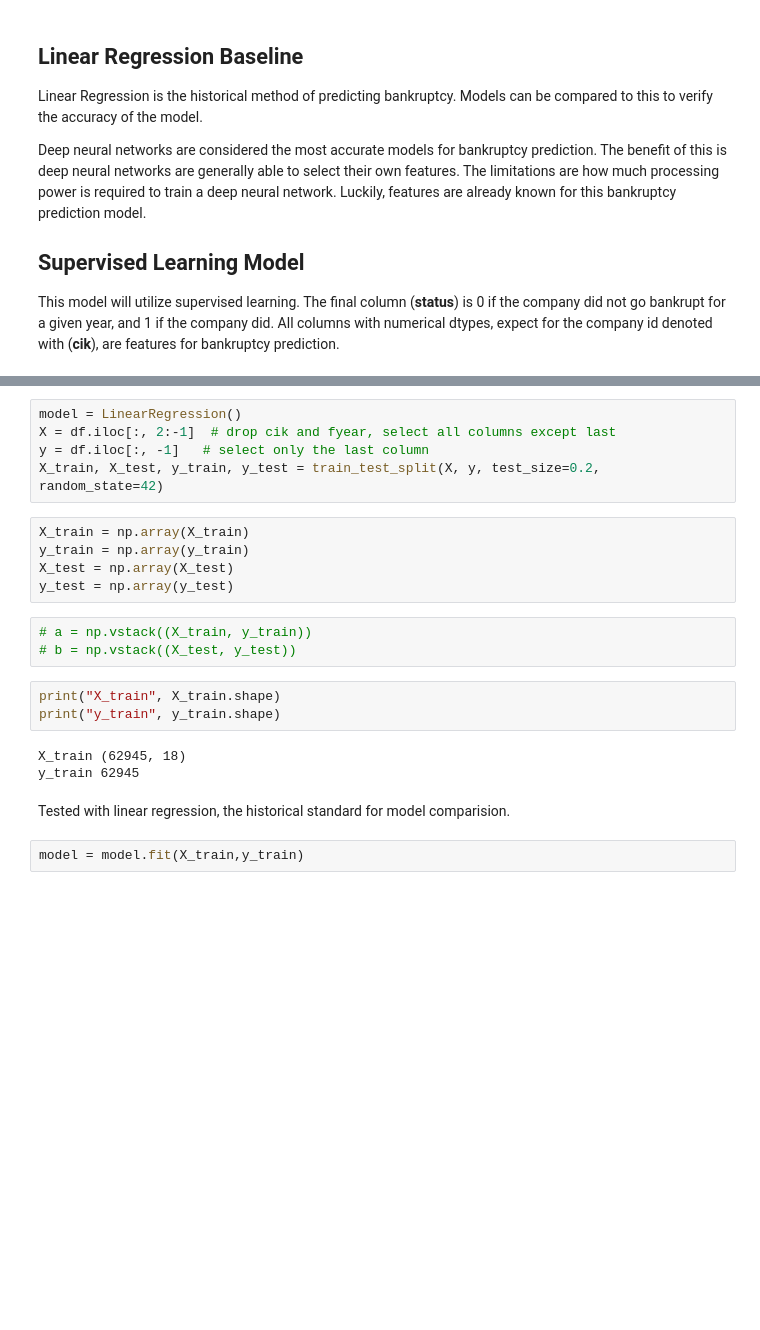
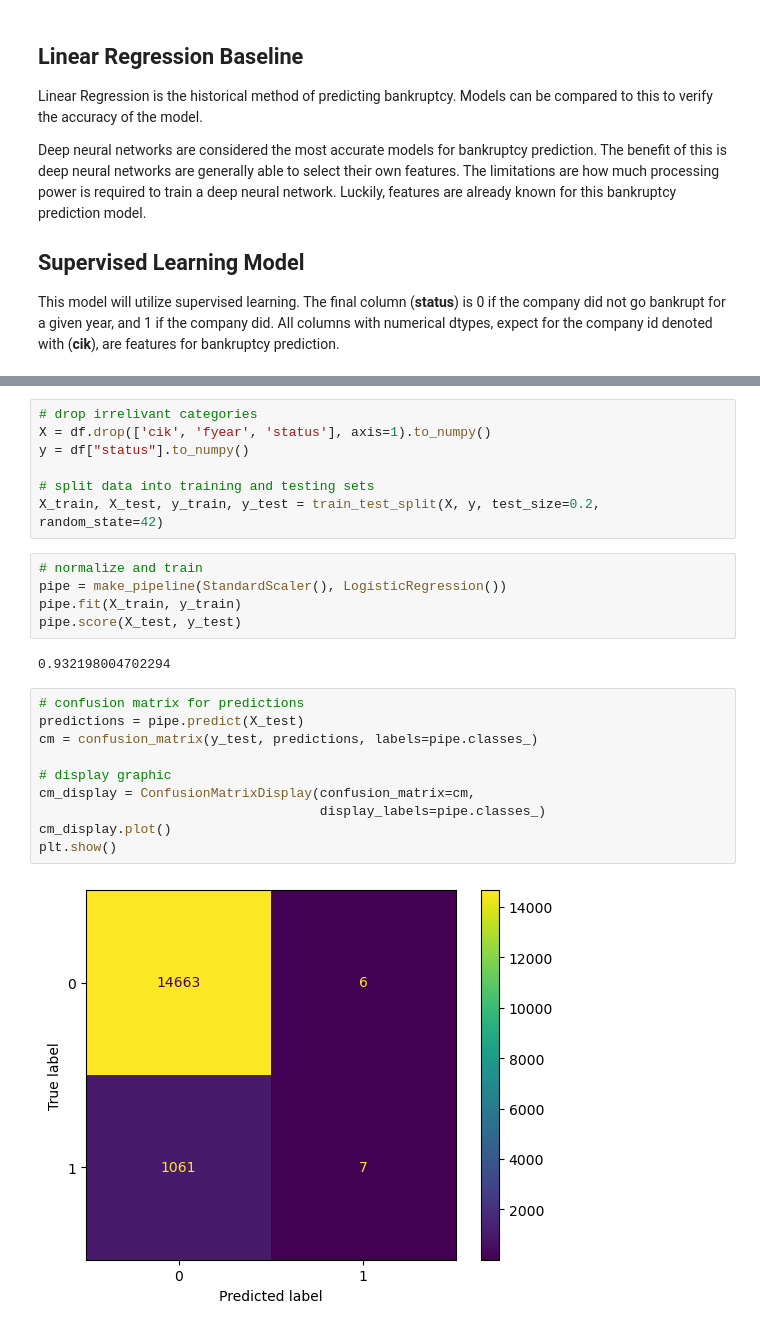
Before and after one commit to EvanaHolevas/going-concern-198, a Jupyter notebook: bankrupcy.ipynb, the cells around one changed output, grey strips where cells are left out. Cells and saved outputs as stored; diff of their text form; blank space fills up the shorter version.

Commit message:
created LogisticRegression model, created confusion matrix

```diff
--- a/bankrupcy.ipynb
+++ b/bankrupcy.ipynb
@@ -93,26 +84,29 @@ The data is split randomly into training and testing (validation) sets.
 
 ![Dataset split](1_train-test-split_0.jpeg)
 # %%
-model = LinearRegression()
-X = df.iloc[:, 2:-1]  # drop cik and fyear, select all columns except last
-y = df.iloc[:, -1]   # select only the last column
+# drop irrelivant categories
+X = df.drop(['cik', 'fyear', 'status'], axis=1).to_numpy()
+y = df["status"].to_numpy()
+
+# split data into training and testing sets
 X_train, X_test, y_train, y_test = train_test_split(X, y, test_size=0.2, random_state=42)
-# %%
-X_train = np.array(X_train)
-y_train = np.array(y_train)
-X_test = np.array(X_test)
-y_test = np.array(y_test)
-# %%
-# a = np.vstack((X_train, y_train))
-# b = np.vstack((X_test, y_test))
-# %%
-print("X_train", X_train.shape)
-print("y_train", y_train.shape)
-# %% [output]
-X_train (62945, 18)
-y_train 62945
-# %% [markdown]
-Tested with linear regression, the historical standard for model comparision.
-# %%
-model = model.fit(X_train,y_train)
+# %%
+# normalize and train
+pipe = make_pipeline(StandardScaler(), LogisticRegression())
+pipe.fit(X_train, y_train)
+pipe.score(X_test, y_test)
+# %% [output]
+0.932198004702294
+# %%
+# confusion matrix for predictions
+predictions = pipe.predict(X_test)
+cm = confusion_matrix(y_test, predictions, labels=pipe.classes_)
+
+# display graphic
+cm_display = ConfusionMatrixDisplay(confusion_matrix=cm,
+                                    display_labels=pipe.classes_)
+cm_display.plot()
+plt.show()
+# %% [output]
+[figure, added]
 # %%
```
Also changed, not shown: parts of 7 cells of this notebook.
